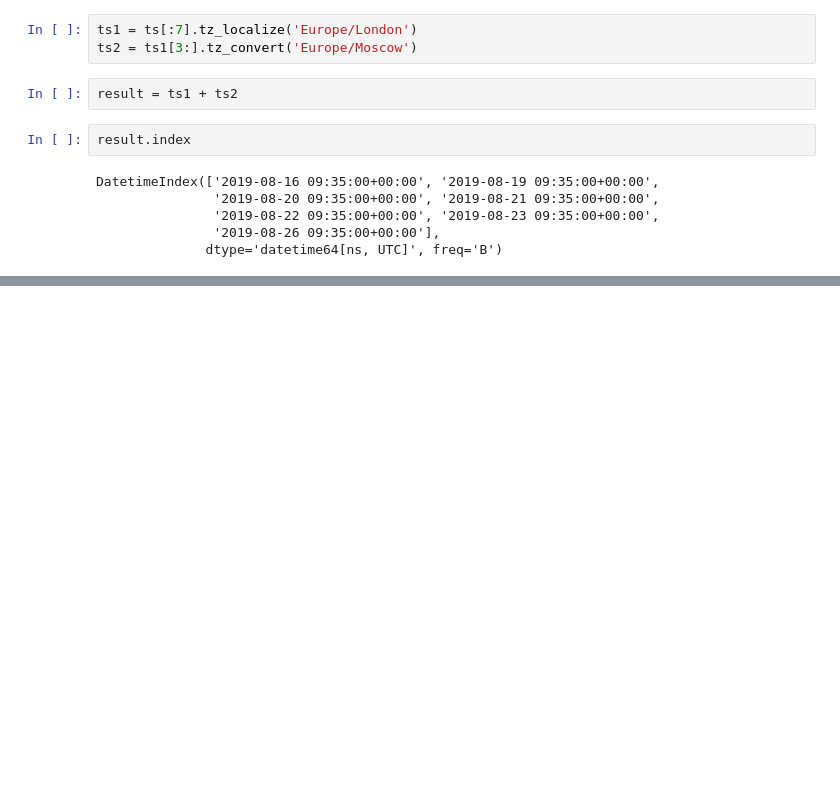
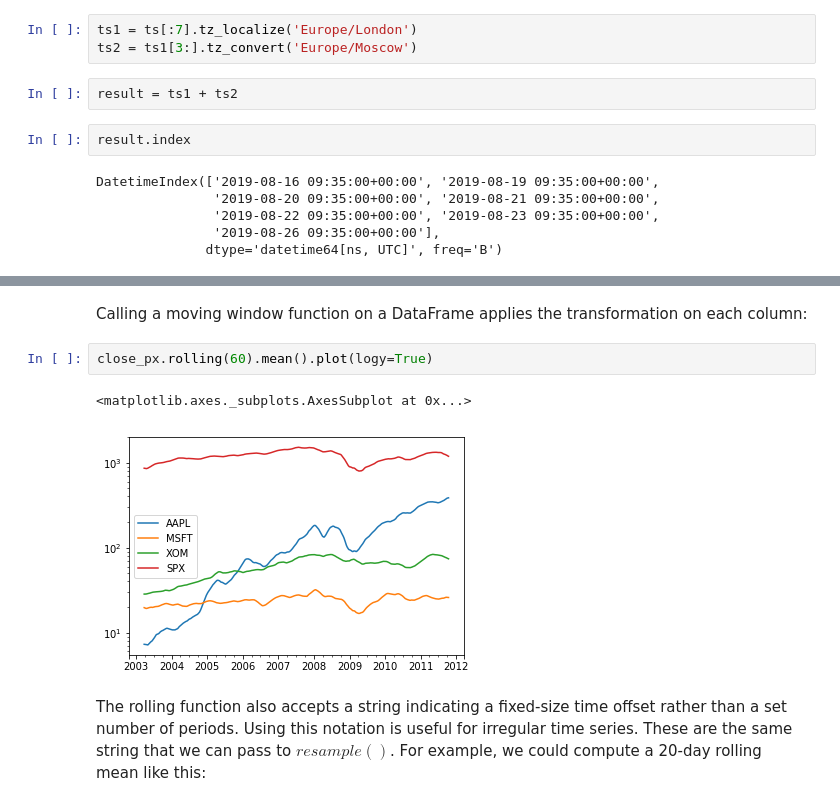
Before and after one commit to hanshantong/DataAnalysis, a Jupyter notebook: Chapter 11 Time Series.ipynb, the cells around one changed output, grey strips where cells are left out. Saved outputs shown, nothing was run; the diff lists cells and outputs as text; blank space fills up the shorter version.

```diff
--- a/Chapter 11 Time Series.ipynb
+++ b/Chapter 11 Time Series.ipynb
@@ -900,0 +1593,9 @@ Freq: B, dtype: float64
+# %% [markdown]
+Calling a moving window function on a DataFrame applies the transformation on each column:
+# %%
+close_px.rolling(60).mean().plot(logy=True)
+# %% [output]
+<matplotlib.axes._subplots.AxesSubplot at 0x...>
+[figure, added]
+# %% [markdown]
+The rolling function also accepts a string indicating a fixed-size time offset rather than a set number of periods. Using this notation is useful for irregular time series. These are the same string that we can pass to $resample()$. For example, we could compute a 20-day rolling mean like this:
```
Also changed, not shown: parts of 188 cells of this notebook.
